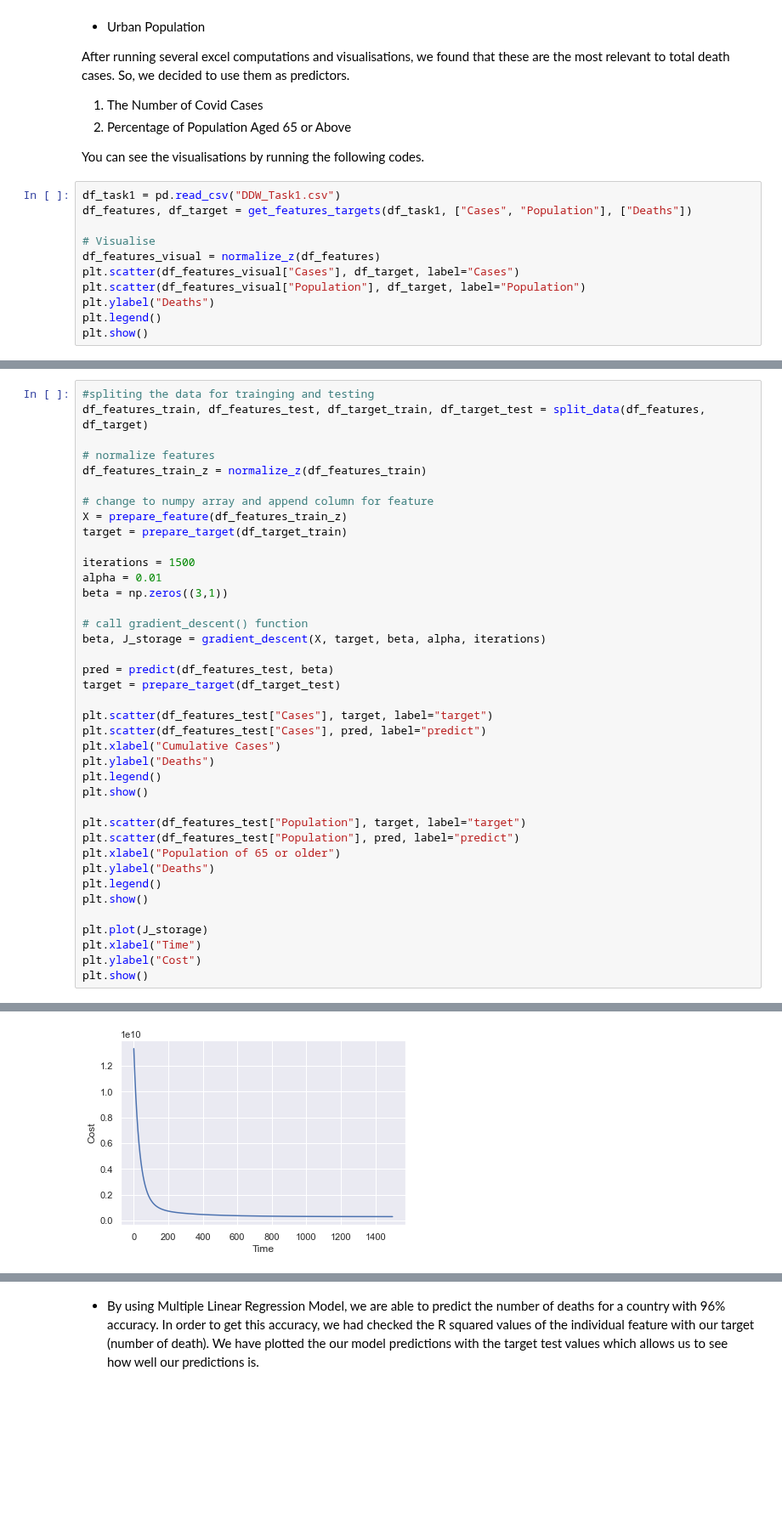
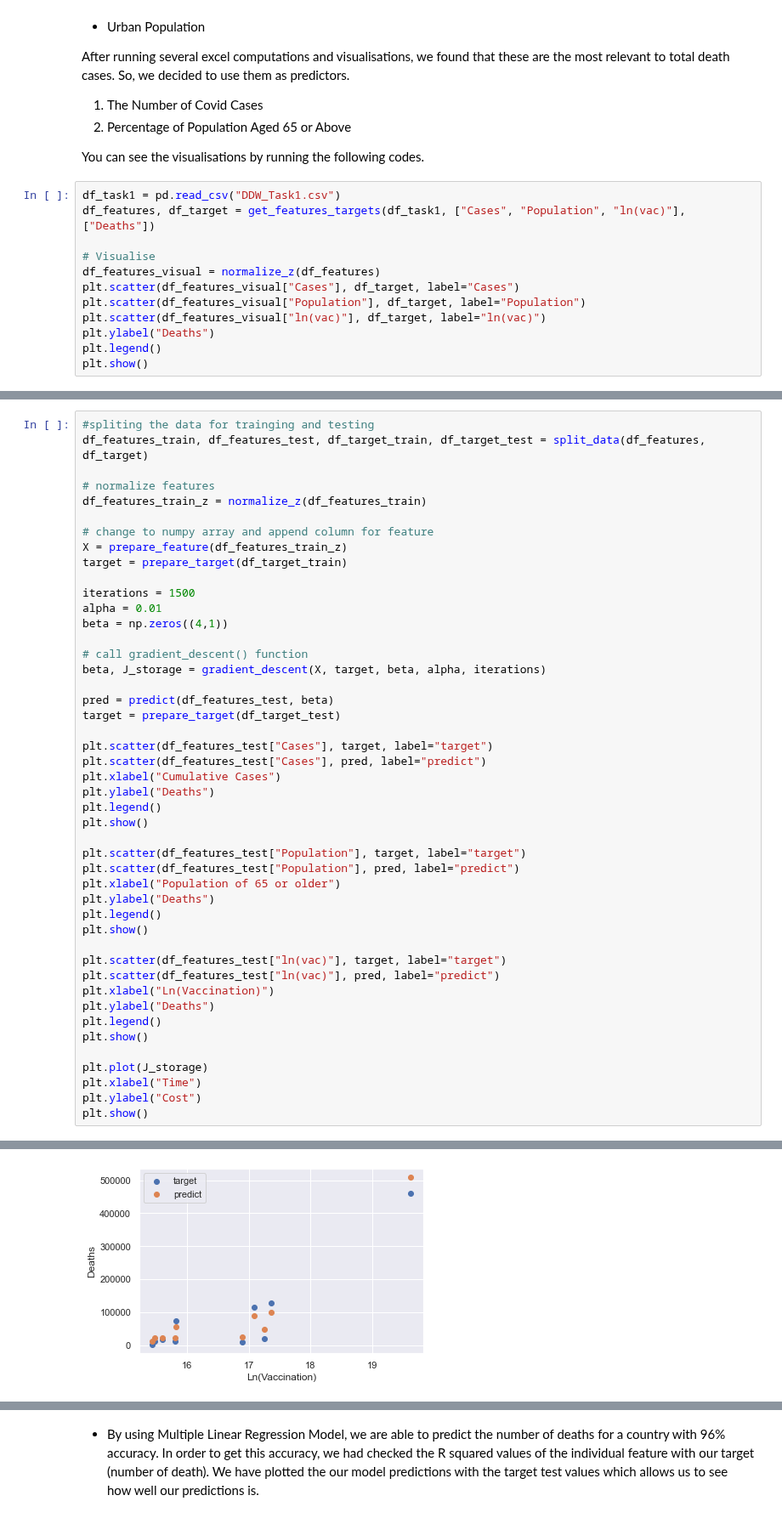
Before and after one commit to clash9529/DDW_Task2, a Jupyter notebook: predict_admission.ipynb, the cells around one changed output, grey strips where cells are left out. Shown at 85% size. Saved outputs shown, nothing was run; the diff lists cells and outputs as text; blank space fills up the shorter version.

```diff
--- a/predict_admission.ipynb
+++ b/predict_admission.ipynb
@@ -142,12 +142,13 @@ After running several excel computations and visualisations, we found that these
 You can see the visualisations by running the following codes.
 # %%
 df_task1 = pd.read_csv("DDW_Task1.csv")
-df_features, df_target = get_features_targets(df_task1, ["Cases", "Population"], ["Deaths"])
+df_features, df_target = get_features_targets(df_task1, ["Cases", "Population", "ln(vac)"], ["Deaths"])
 
 # Visualise
 df_features_visual = normalize_z(df_features)
 plt.scatter(df_features_visual["Cases"], df_target, label="Cases")
 plt.scatter(df_features_visual["Population"], df_target, label="Population")
+plt.scatter(df_features_visual["ln(vac)"], df_target, label="ln(vac)")
 plt.ylabel("Deaths")
 plt.legend()
 plt.show()
@@ -166,7 +167,7 @@ target = prepare_target(df_target_train)
 
 iterations = 1500
 alpha = 0.01
-beta = np.zeros((3,1))
+beta = np.zeros((4,1))
 
 # call gradient_descent() function
 beta, J_storage = gradient_descent(X, target, beta, alpha, iterations)
@@ -188,6 +189,13 @@ plt.ylabel("Deaths")
 plt.legend()
 plt.show()
 
+plt.scatter(df_features_test["ln(vac)"], target, label="target")
+plt.scatter(df_features_test["ln(vac)"], pred, label="predict")
+plt.xlabel("Ln(Vaccination)")
+plt.ylabel("Deaths")
+plt.legend()
+plt.show()
+
 plt.plot(J_storage)
 plt.xlabel("Time")
 plt.ylabel("Cost")
@@ -198 +206 @@ plt.show()
-[figure, old version]
+[figure, new version]
```
Also changed, not shown: parts of 3 cells of this notebook, 1 other file.
